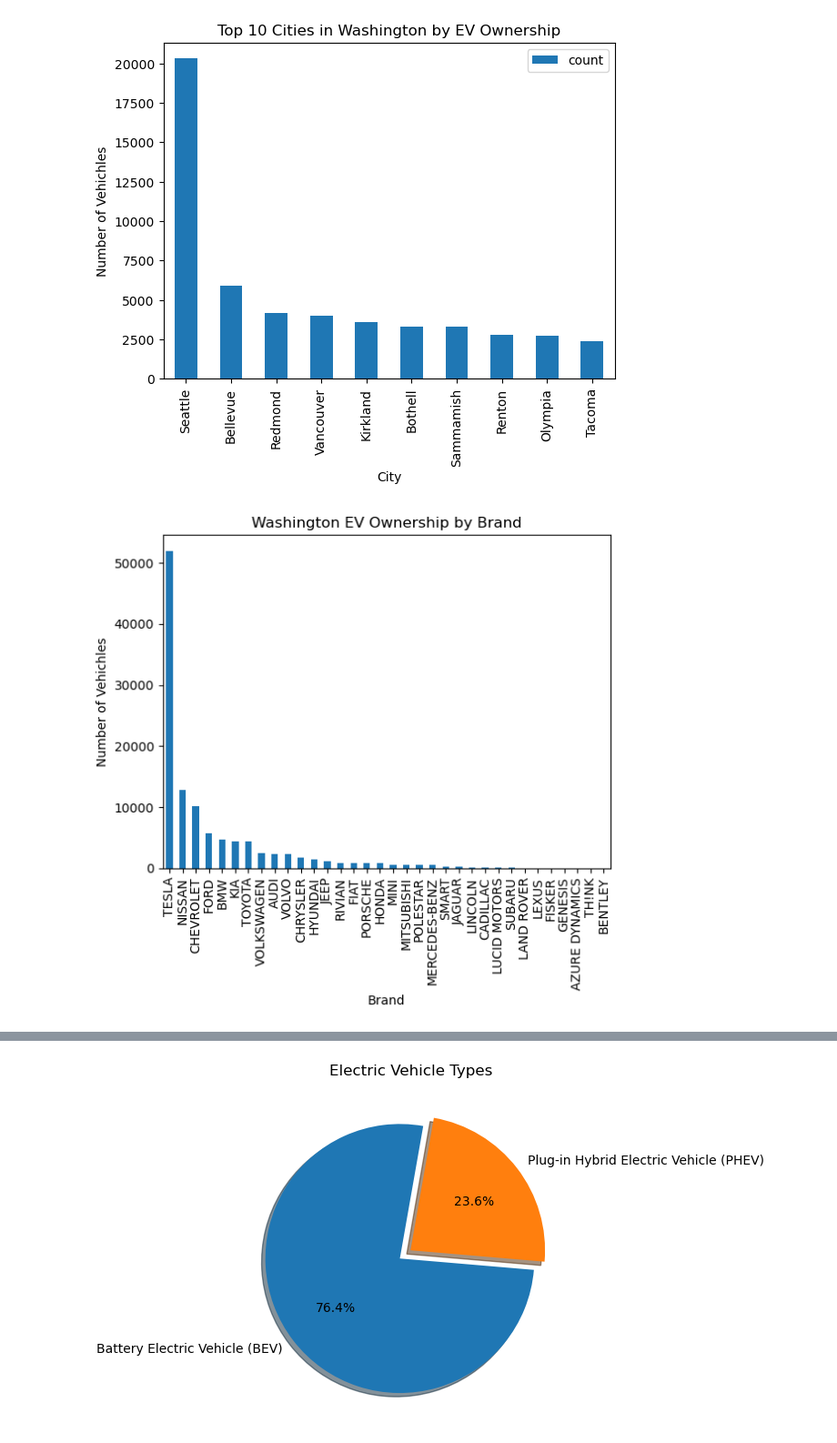
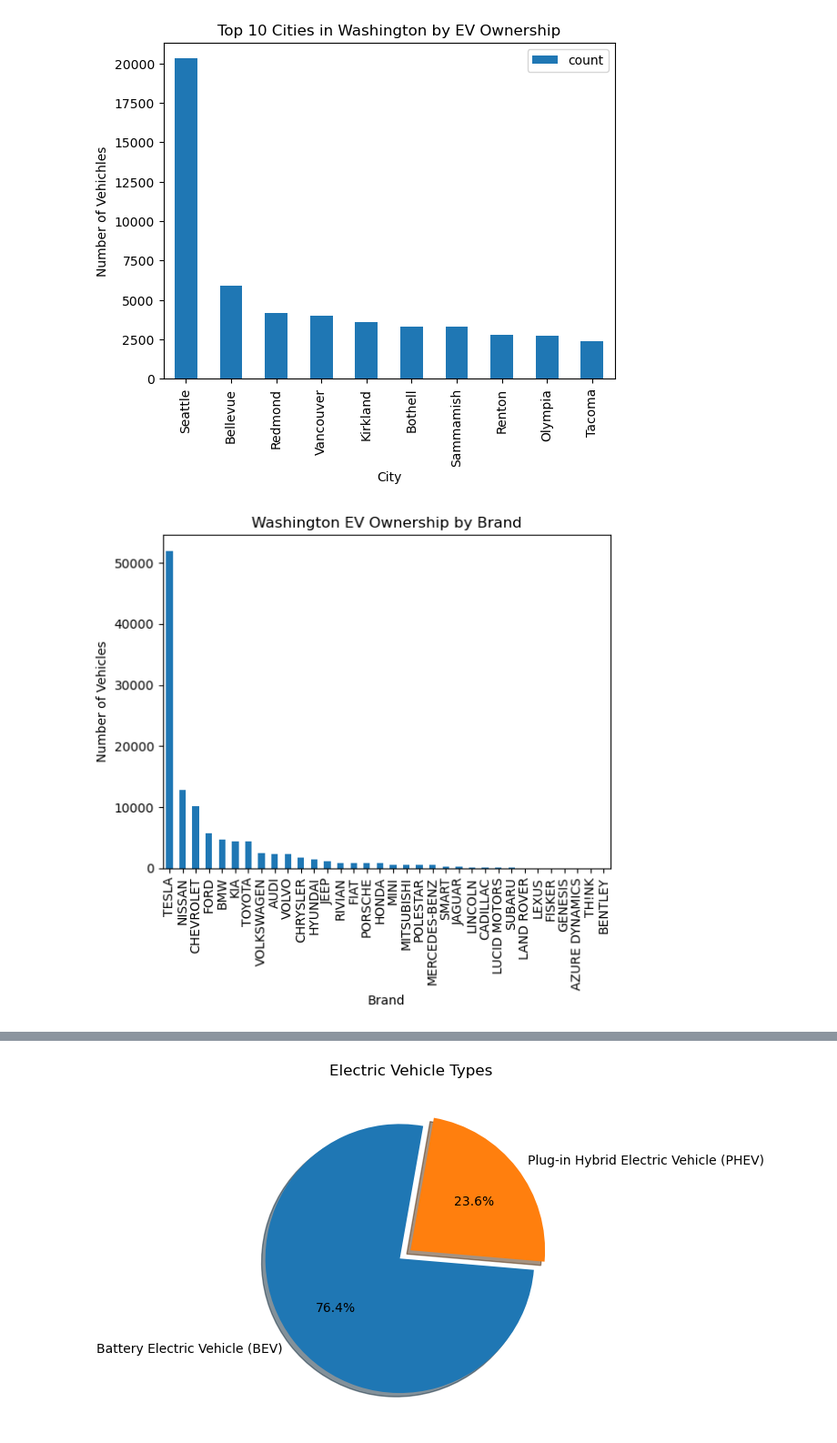
Before and after one commit to caelwillis/group-4-proj-1, a Jupyter notebook: visualisations.ipynb, the cells around one changed output, grey strips where cells are left out. Shown: that part at 91% size. Drawn from its saved outputs; the diff is of its cells as text; code cells hidden in the pictures.

```diff
--- a/visualisations.ipynb
+++ b/visualisations.ipynb
@@ -170,12 +170,12 @@ plt.show()
 # %%
 #Ownership by brand
 brand_count = df['Make'].value_counts()
 
-brand_count.plot(kind='bar',title='Washington EV Ownership by Brand',xlabel='Brand',ylabel='Number of Vehichles')
+brand_count.plot(kind='bar',title='Washington EV Ownership by Brand',xlabel='Brand',ylabel='Number of Vehicles')
 
 plt.show()
 # %% [output]
-[figure, old version]
+[figure, new version]
 # %%
 #Most popular Tesla models
 tesla_filt = df['Make'] == 'TESLA'
```
Also changed, not shown: parts of 4 cells of this notebook.
